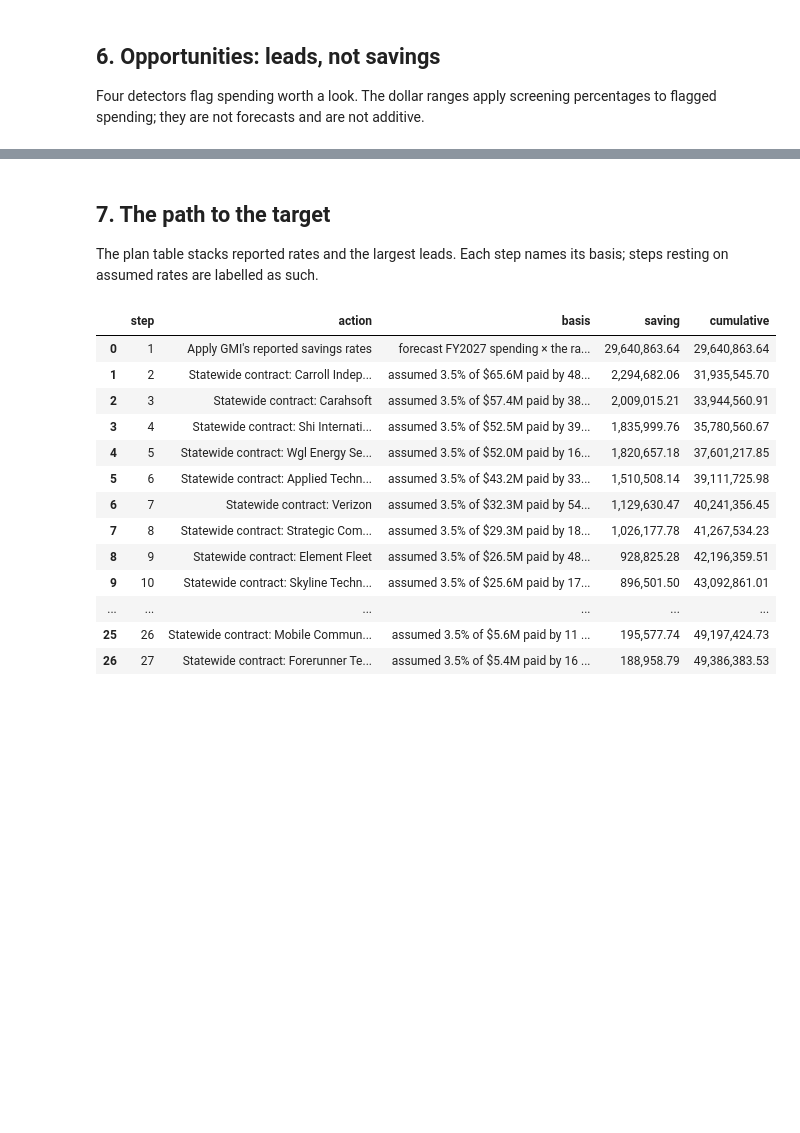
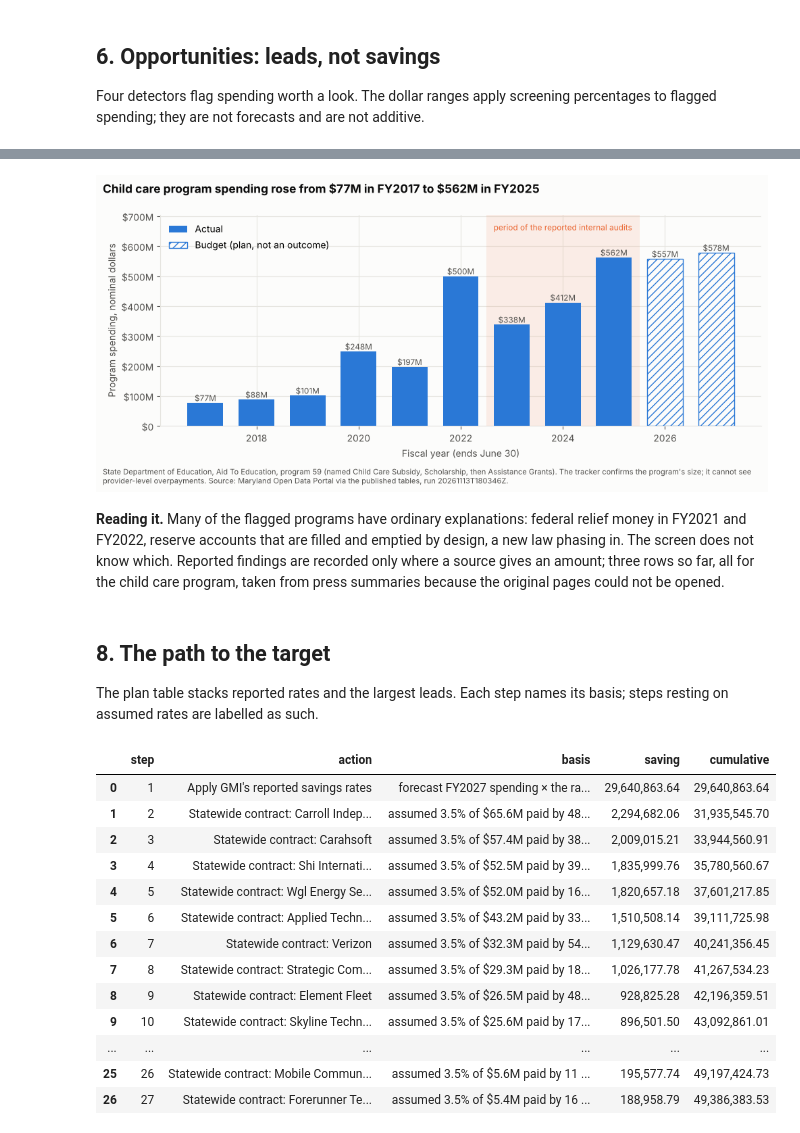
Before and after one commit to EVO3-Ecosystem/gmi-savings-tracker-v3, a Jupyter notebook: notebooks/walkthrough.ipynb, the cells around one changed output, grey strips where cells are left out. Saved outputs shown, nothing was run; the diff lists cells and outputs as text; code cells hidden in the pictures; blank space fills up the shorter version.

```diff
--- a/notebooks/walkthrough.ipynb
+++ b/notebooks/walkthrough.ipynb
@@ -162,0 +192,5 @@ V.opportunities();
+# %%
+rep = pd.read_csv(V.ROOT / "reference" / "audit_findings_override.csv")
+display(rep[["finding_id", "agency_code", "program_name", "finding", "amount", "period", "recoupment_status", "verified"]])
+V.childcare_program();
+# %% [output]
@@ -163,5 +201,8 @@ V.opportunities();
+[figure, added]
+# %% [markdown]
+**Reading it.** Many of the flagged programs have ordinary explanations: federal relief money in FY2021 and FY2022, reserve accounts that are filled and emptied by design, a new law phasing in. The screen does not know which. Reported findings are recorded only where a source gives an amount; three rows so far, all for the child care program, taken from press summaries because the original pages could not be opened.
 # %% [markdown]
-## 7. The path to the target
+## 8. The path to the target
 The plan table stacks reported rates and the largest leads. Each step names its basis; steps resting on assumed rates are labelled as such.
 # %%
 pl = P.load("d_plan50")
```
Also changed, not shown: parts of 5 cells of this notebook, 17 other files.
